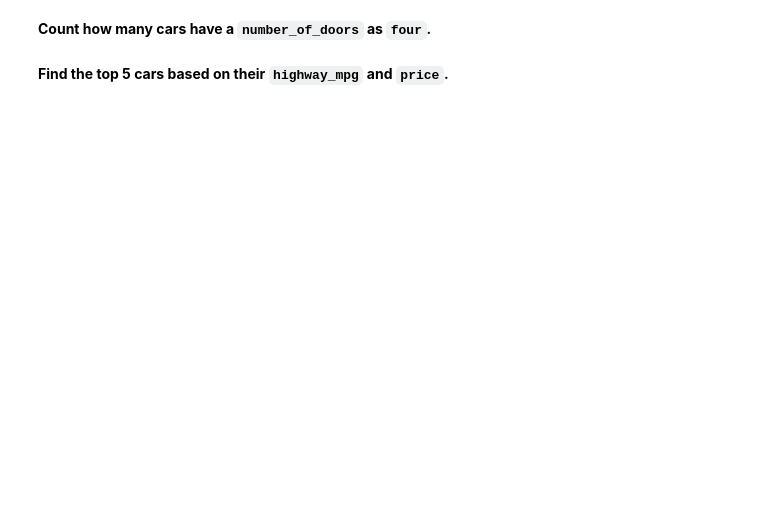
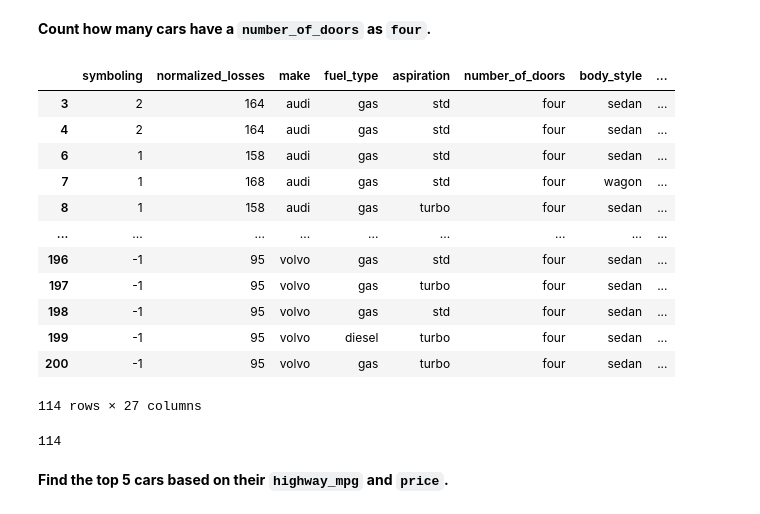
Before and after one commit to Narendra-bot07/COE, a Jupyter notebook: Pandas_Lab_Exercis2.ipynb, the cells around one changed output. Cells and saved outputs as stored; diff of their text form; code cells hidden in the pictures; blank space fills up the shorter version.

```diff
--- a/Pandas_Lab_Exercis2.ipynb
+++ b/Pandas_Lab_Exercis2.ipynb
@@ -9,7 +9,7 @@ import pandas as pd
 # %% [markdown]
 **Load the Automobile dataset into variable "auto"**
 # %%
-auto = pd.read_csv(r'C:\Users\CVR\Downloads\Automobile.csv')
+auto = pd.read_csv(r'Automobile.csv')
 # %% [markdown]
 **Check the head of the DataFrame.**
 # %%
@@ -113,2 +222,4 @@ len(auto[auto['body_style']=='hatchback'])
 # %% [markdown]
 **Create a new column `price_per_hp` that calculates the price of the car per horsepower.**
+# %%
+auto['price_per_hp'] = auto['price']/auto['horsepower']
@@ -115,4 +242,24 @@ len(auto[auto['body_style']=='hatchback'])
 # %% [markdown]
 **Count how many cars have a `number_of_doors` as `four`.**
+# %%
+auto[auto['number_of_doors']=='four']
+# %% [output]
+|  | symboling | normalized_losses | make | fuel_type | aspiration | number_of_doors | body_style | ... |
+| 3 | 2 | 164 | audi | gas | std | four | sedan | ... |
+| 4 | 2 | 164 | audi | gas | std | four | sedan | ... |
+| 6 | 1 | 158 | audi | gas | std | four | sedan | ... |
+| 7 | 1 | 168 | audi | gas | std | four | wagon | ... |
+| 8 | 1 | 158 | audi | gas | turbo | four | sedan | ... |
+| ... | ... | ... | ... | ... | ... | ... | ... | ... |
+| 196 | -1 | 95 | volvo | gas | std | four | sedan | ... |
+| 197 | -1 | 95 | volvo | gas | turbo | four | sedan | ... |
+| 198 | -1 | 95 | volvo | gas | std | four | sedan | ... |
+| 199 | -1 | 95 | volvo | diesel | turbo | four | sedan | ... |
+| 200 | -1 | 95 | volvo | gas | turbo | four | sedan | ... |
+114 rows × 27 columns
+# %%
+len(auto[auto['number_of_doors']=='four'])
+# %% [output]
+114
 # %% [markdown]
 **Find the top 5 cars based on their `highway_mpg` and `price`.**
```
Also changed, not shown: parts of 24 cells of this notebook.
